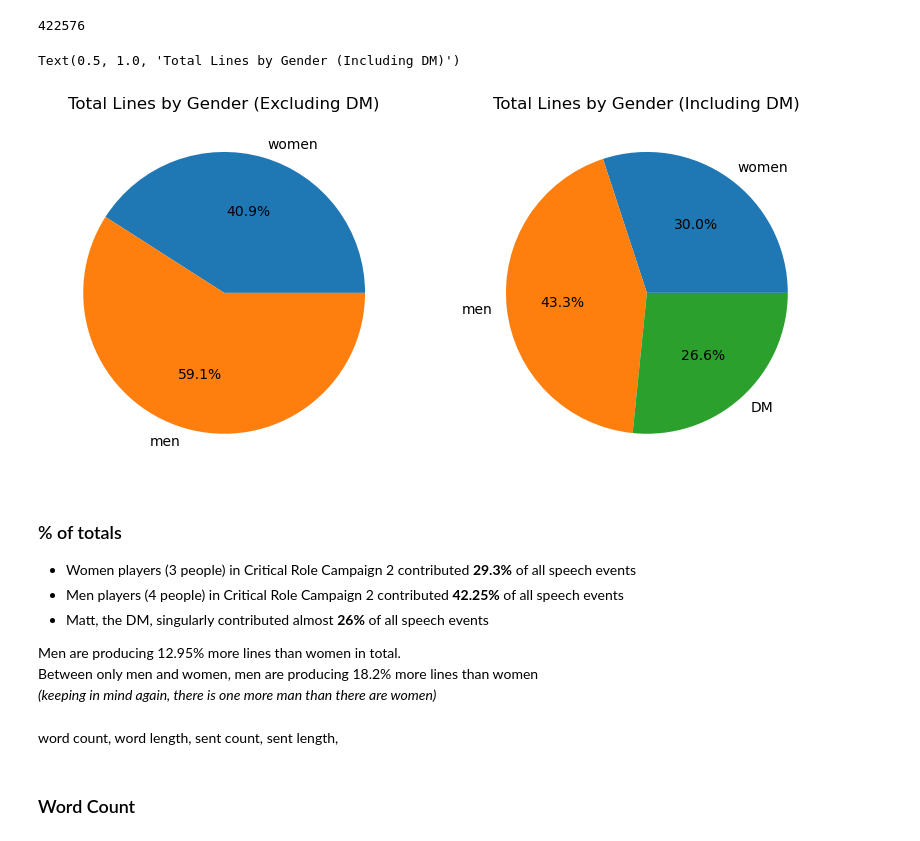
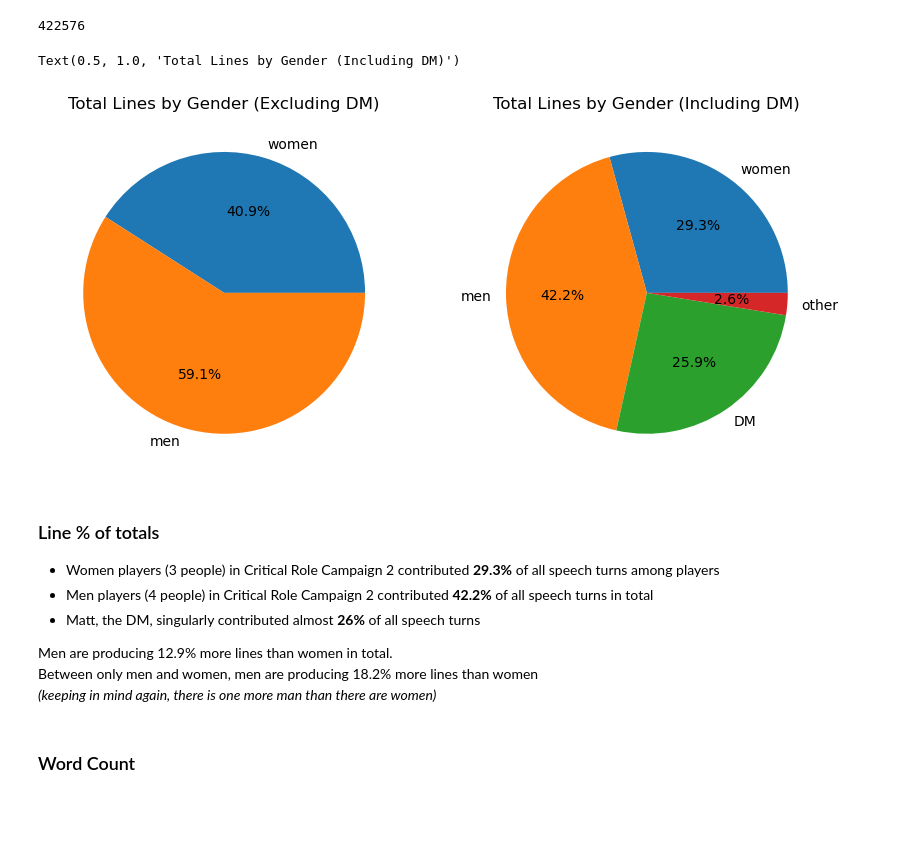
Before and after one commit to Data-Science-for-Linguists-2025/Critical-Role-Analysis, a Jupyter notebook: notebooks/cr_analysis.ipynb, the cells around one changed output. Cells and saved outputs as stored; diff of their text form; code cells hidden in the pictures; blank space fills up the shorter version.

```diff
--- a/notebooks/cr_analysis.ipynb
+++ b/notebooks/cr_analysis.ipynb
@@ -514,10 +550,10 @@ Name: speech_turn, dtype: int64
 # %%
-#total number of lines/speech events for men, not including the DM
-menlcount = men_df[['speech_turn']].copy()
-menlcount = menlcount[menlcount['speech_turn'] != '']
+#total number of lines/speech turns for men, not including the DM
+menlcount = men_df[['speech']].copy()
+menlcount = menlcount[menlcount['speech'] != '']
 menlcount['val'] = 'men'
-menlcount = pd.DataFrame(menlcount['speech_turn'].groupby(menlcount['val']).count())
+menlcount = pd.DataFrame(menlcount['speech'].groupby(menlcount['val']).count())
 menlcount = menlcount.reset_index()
-menlcount['speech_turn']
+menlcount['speech']
 # %% [output]
 0    178510
@@ -525,9 +561,9 @@ Name: speech_turn, dtype: int64
 # %%
-mattlcount = matt[['speech_turn']].copy()
-mattlcount = mattlcount[mattlcount['speech_turn'] != '']
+mattlcount = matt[['speech']].copy()
+mattlcount = mattlcount[mattlcount['speech'] != '']
 mattlcount['val'] = 'DM'
-mattlcount = pd.DataFrame(mattlcount['speech_turn'].groupby(mattlcount['val']).count())
+mattlcount = pd.DataFrame(mattlcount['speech'].groupby(mattlcount['val']).count())
 mattlcount = mattlcount.reset_index()
-mattlcount['speech_turn']
+mattlcount['speech']
 # %% [output]
 0    109579
@@ -535,3 +571,9 @@ Name: speech_turn, dtype: int64
+# %%
+othlcount = other[['speech']].copy()
+othlcount = othlcount[othlcount['speech'] != '']
+othlcount['val'] = 'other'
+othlcount = pd.DataFrame(othlcount['speech'].groupby(othlcount['val']).count())
+othlcount = othlcount.reset_index()
 # %% [markdown]
 Now, let's keep in mind the *total* lines we already calculated.
 # %%
@@ -541,38 +583,36 @@ lcount['speech_turn'].count()
 422576
 # %%
 mnw=[womenlcount, menlcount]
-dmnw = [womenlcount, menlcount, mattlcount]
+dmnw = [womenlcount, menlcount, mattlcount, othlcount]
 
 mnwlines = pd.concat(mnw)
 all_lines = pd.concat(dmnw)
 # %%
 fig, (ax1,ax2) = plt.subplots(1,2,figsize=(10,10))
 
 labels = mnwlines['val']
-values = mnwlines['speech_turn']
+values = mnwlines['speech']
 ax1.pie(values,labels = labels, autopct = '%1.1f%%') #plot first pie
 ax1.set_title('Total Lines by Gender (Excluding DM)')
 
 
 labels = all_lines['val']
-values = all_lines['speech_turn']
+values = all_lines['speech']
 ax2.pie(values,labels = labels, autopct = '%1.1f%%') #plot second pie
 ax2.set_title('Total Lines by Gender (Including DM)')
 # %% [output]
 Text(0.5, 1.0, 'Total Lines by Gender (Including DM)')
-[figure, old version]
+[figure, new version]
 # %% [markdown]
-### % of totals
+### Line % of totals
 
-- Women players (3 people) in Critical Role Campaign 2 contributed **29.3%** of all speech events
-- Men players (4 people) in Critical Role Campaign 2 contributed **42.25%** of all speech events
-- Matt, the DM, singularly contributed almost **26%** of all speech events
+- Women players (3 people) in Critical Role Campaign 2 contributed **29.3%** of all speech turns among players
+- Men players (4 people) in Critical Role Campaign 2 contributed **42.2%** of all speech turns in total
+- Matt, the DM, singularly contributed almost **26%** of all speech turns
 
-Men are producing 12.95% more lines than women in total. <br>
+Men are producing 12.9% more lines than women in total. <br>
 Between only men and women, men are producing 18.2% more lines than women<br>
 *(keeping in mind again, there is one more man than there are women)*
-# %% [markdown]
-word count, word length, sent count, sent length,
 # %% [markdown]
 ### Word Count
 # %%
```
Also changed, not shown: parts of 134 cells of this notebook.
